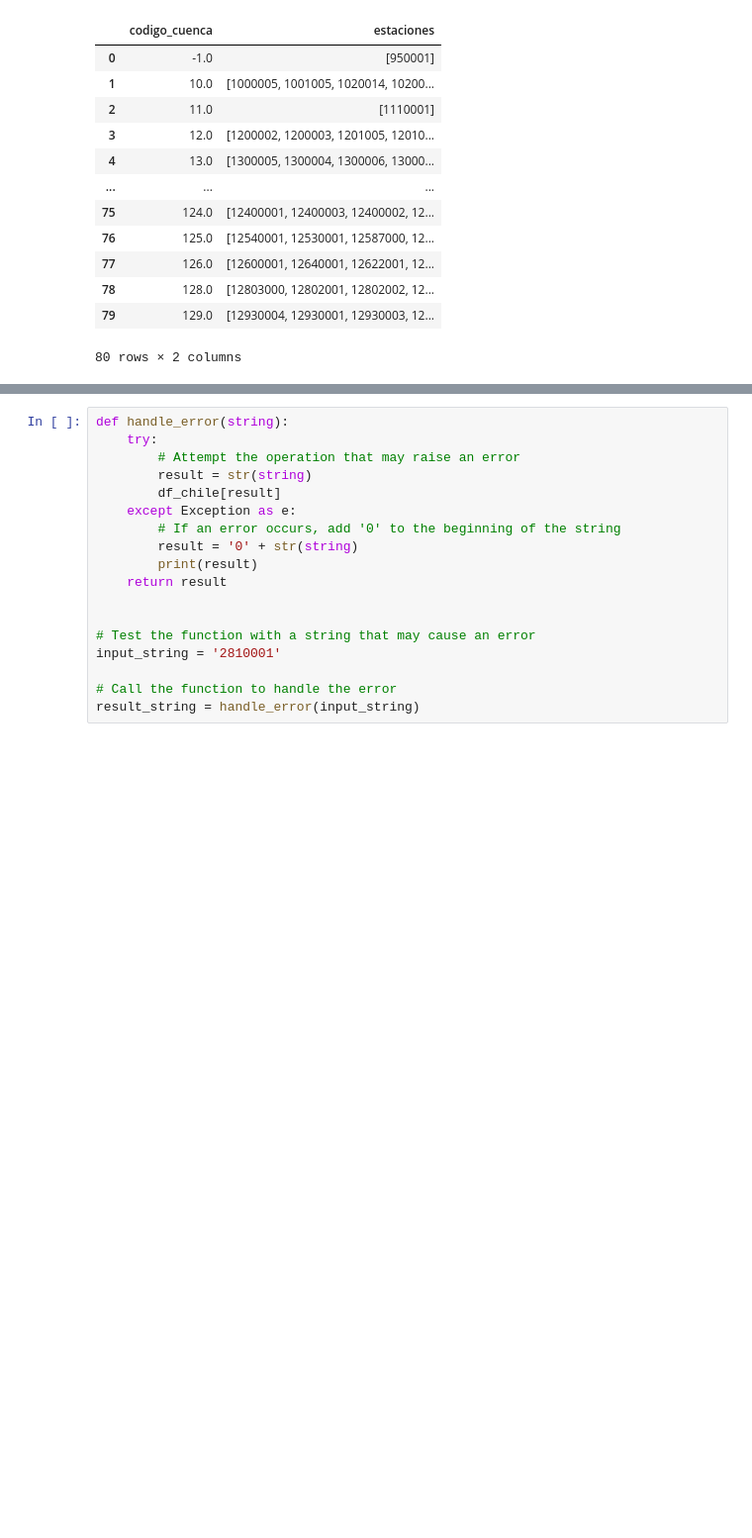
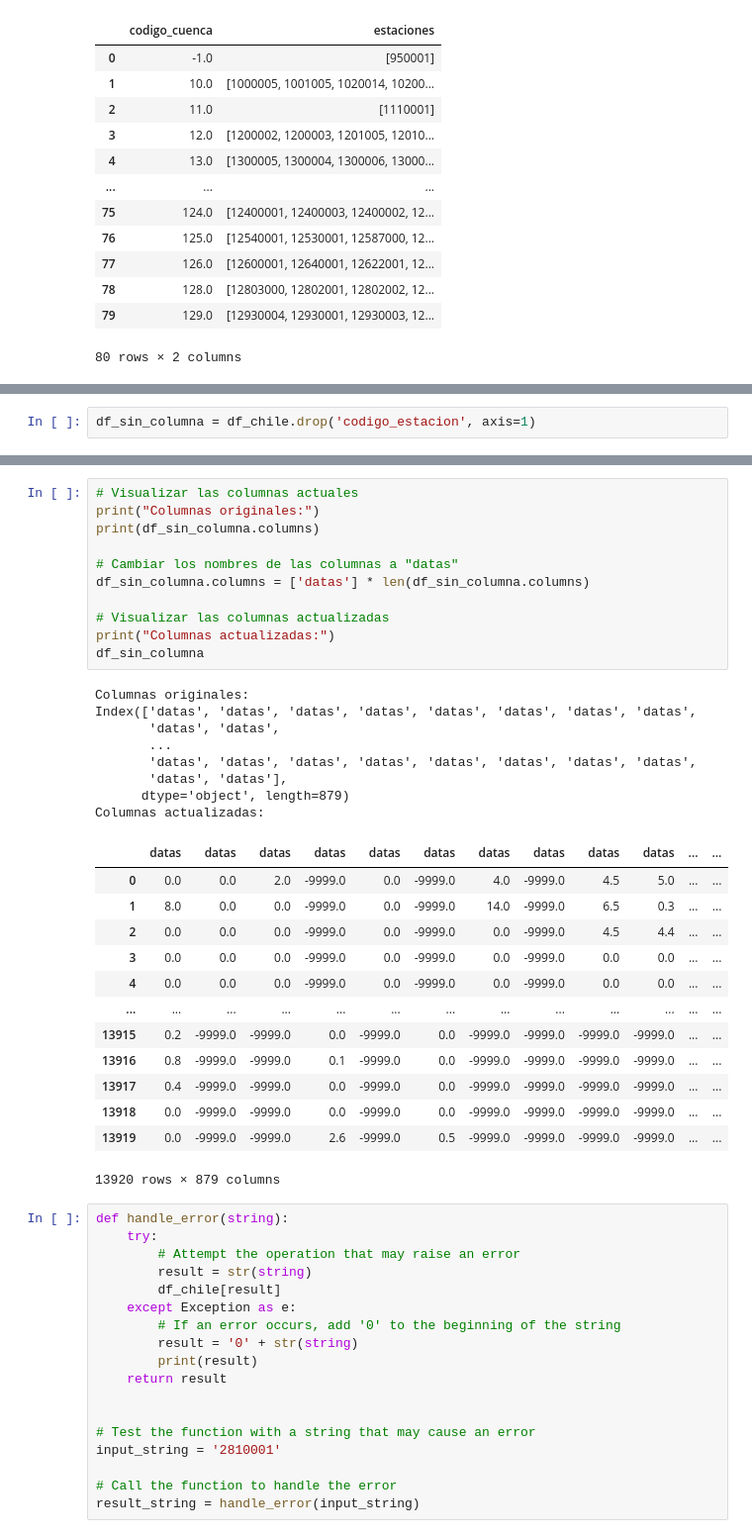
Before and after one commit to Diegogp95/mineria, a Jupyter notebook: Test_Mineria_Datos.ipynb, the cells around one changed output, grey strips where cells are left out. Shown at 99% size. Cells and saved outputs as stored; diff of their text form; blank space fills up the shorter version.

```diff
--- a/Test_Mineria_Datos.ipynb
+++ b/Test_Mineria_Datos.ipynb
@@ -481,0 +540,2 @@ df_estaciones_por_cuenca
+# %%
+df_sin_columna = df_chile.drop('codigo_estacion', axis=1)
@@ -482,3 +558,36 @@ df_estaciones_por_cuenca
+# %%
+# Visualizar las columnas actuales
+print("Columnas originales:")
+print(df_sin_columna.columns)
+
+# Cambiar los nombres de las columnas a "datas"
+df_sin_columna.columns = ['datas'] * len(df_sin_columna.columns)
+
+# Visualizar las columnas actualizadas
+print("Columnas actualizadas:")
+df_sin_columna
+# %% [output]
+Columnas originales:
+Index(['datas', 'datas', 'datas', 'datas', 'datas', 'datas', 'datas', 'datas',
+       'datas', 'datas',
+       ...
+       'datas', 'datas', 'datas', 'datas', 'datas', 'datas', 'datas', 'datas',
+       'datas', 'datas'],
+      dtype='object', length=879)
+Columnas actualizadas:
+|  | datas | datas | datas | datas | datas | datas | datas | datas | datas | datas | ... | ... |
+| 0 | 0.0 | 0.0 | 2.0 | -9999.0 | 0.0 | -9999.0 | 4.0 | -9999.0 | 4.5 | 5.0 | ... | ... |
+| 1 | 8.0 | 0.0 | 0.0 | -9999.0 | 0.0 | -9999.0 | 14.0 | -9999.0 | 6.5 | 0.3 | ... | ... |
+| 2 | 0.0 | 0.0 | 0.0 | -9999.0 | 0.0 | -9999.0 | 0.0 | -9999.0 | 4.5 | 4.4 | ... | ... |
+| 3 | 0.0 | 0.0 | 0.0 | -9999.0 | 0.0 | -9999.0 | 0.0 | -9999.0 | 0.0 | 0.0 | ... | ... |
+| 4 | 0.0 | 0.0 | 0.0 | -9999.0 | 0.0 | -9999.0 | 0.0 | -9999.0 | 0.0 | 0.0 | ... | ... |
+| ... | ... | ... | ... | ... | ... | ... | ... | ... | ... | ... | ... | ... |
+| 13915 | 0.2 | -9999.0 | -9999.0 | 0.0 | -9999.0 | 0.0 | -9999.0 | -9999.0 | -9999.0 | -9999.0 | ... | ... |
+| 13916 | 0.8 | -9999.0 | -9999.0 | 0.1 | -9999.0 | 0.0 | -9999.0 | -9999.0 | -9999.0 | -9999.0 | ... | ... |
+| 13917 | 0.4 | -9999.0 | -9999.0 | 0.0 | -9999.0 | 0.0 | -9999.0 | -9999.0 | -9999.0 | -9999.0 | ... | ... |
+| 13918 | 0.0 | -9999.0 | -9999.0 | 0.0 | -9999.0 | 0.0 | -9999.0 | -9999.0 | -9999.0 | -9999.0 | ... | ... |
+| 13919 | 0.0 | -9999.0 | -9999.0 | 2.6 | -9999.0 | 0.5 | -9999.0 | -9999.0 | -9999.0 | -9999.0 | ... | ... |
+13920 rows × 879 columns
 # %%
 def handle_error(string):
     try:
```
Also changed, not shown: parts of 8 cells of this notebook.
